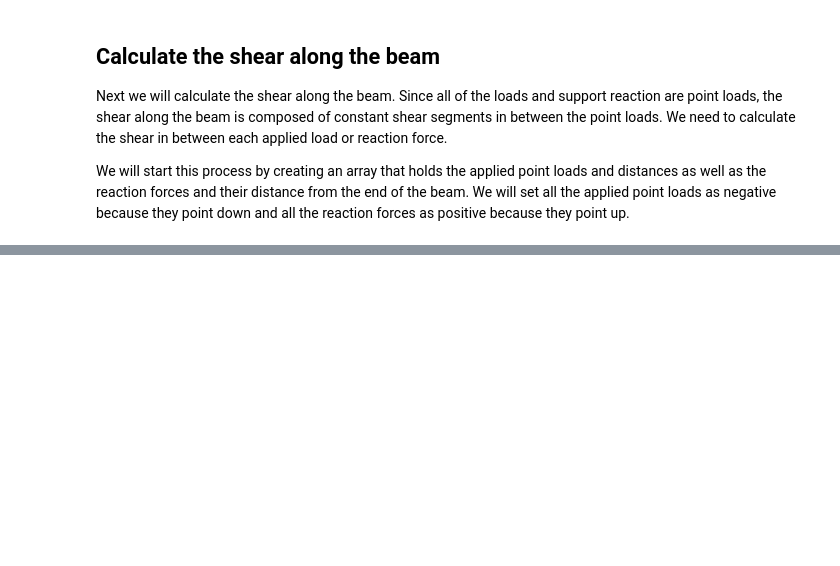
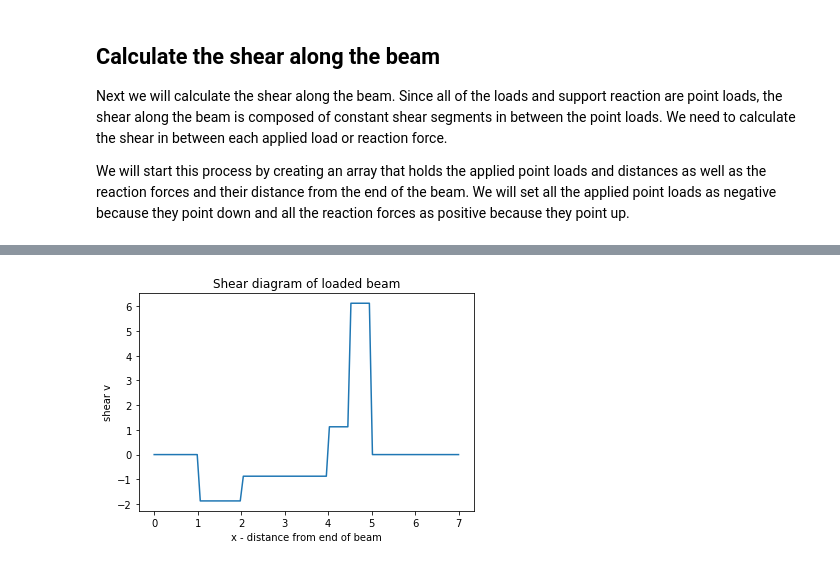
Before and after one commit to ProfessorKazarinoff/staticsite, a Jupyter notebook: content/code/ENGR213/Problem_5C1.ipynb, the cells around one changed output, grey strips where cells are left out. Cells and saved outputs as stored; diff of their text form; code cells hidden in the pictures; blank space fills up the shorter version.

```diff
--- a/content/code/ENGR213/Problem_5C1.ipynb
+++ b/content/code/ENGR213/Problem_5C1.ipynb
@@ -143,8 +143,8 @@
 # %%
 Mb = 0
 for i in range(n):
-    pi = P[i][0]
-    ri = P[i][1]-a
+    pi = P[i][1]
+    ri = P[i][0]-a
     Mi = pi*ri
     Mb += Mi
 print(f"The momement at due to reaction force at B, M_B = {Mb}")
@@ -170,7 +170,7 @@ We can code this into Python using another _for loop_.
 # %%
 Pn = 0
 for i in range(n):
-    pi = P[i][0]
+    pi = P[i][1]
     Pn += pi
 print(f"The sum of the applied point loads is P_n = {Pn}")
 Ra = Pn - Rb
@@ -189,10 +189,12 @@ Next we will calculate the shear along the beam. Since all of the loads and supp
 
 We will start this process by creating an array that holds the applied point loads and distances as well as the reaction forces and their distance from the end of the beam. We will set all the applied point loads as negative because they point down and all the reaction forces as positive because they point up.
 # %%
-P = np.array([[1.,  2. ],
- [2. , 4. ],
- [5.,  4.5]])
-P[:,0] *= -1      # multiply [all rows, first column] by -1 in place
-P = np.append(P,[[Ra,a],[Rb,a+L]], axis=0)
-P
+P = np.array([[2.,  1. ], [4. , 2. ], [4.5,  5.]])
+P[:,1] *= -1      # multiply [all rows, second column] by -1 in place
+P = np.append(P,[[a,Ra],[a+L,Rb]], axis=0)
+print("The distances and forces acting on the beam are: ")
+print(P)
+P_sort = P[P[:,0].argsort()] #P[:,0].argsort() produces an array of indicies based on smallest to largest distance
+print("Sorted by distance, all of the distances and forces acting on the beam are: ")
+print(P_sort)
 # %% [output]
@@ -236,0 +213,12 @@ IndexError: index 1 is out of bounds for axis 1 with size 1
+# %%
+X = np.linspace(0,a+L+b,100) # create an array of 100 x values from 0 to the length of the beam
+V = np.zeros(X.size) # create an array for the shear at each x values, make it the same size as the array of x values
+print(X)
+print(V)
+for i,x in enumerate(X):     #loop through the x values, keep track of the number of times through the loop with enumerate
+    v = 0                    # for each x value, start off by assuming 0 shear
+    for p in P_sort:         # loop through each load
+        if p[0]<x:           # if the x-value of the load is less than the x value we are trying to find the shear at....
+            v-=p[1]          # shear counteracts the loads, so we subtract each load from the shear
+    V[i]=v                   # add the shear to the array of shear values
+print(V)
@@ -236,0 +243,10 @@ IndexError: index 1 is out of bounds for axis 1 with size 1
+# %%
+import matplotlib.pyplot as plt
+%matplotlib inline
+plt.plot(X,V)
+plt.xlabel("x - distance from end of beam")
+plt.ylabel("shear v")
+plt.title("Shear diagram of loaded beam")
+plt.show()
+# %% [output]
+[figure, added]
```
Also changed, not shown: parts of 13 cells of this notebook.
